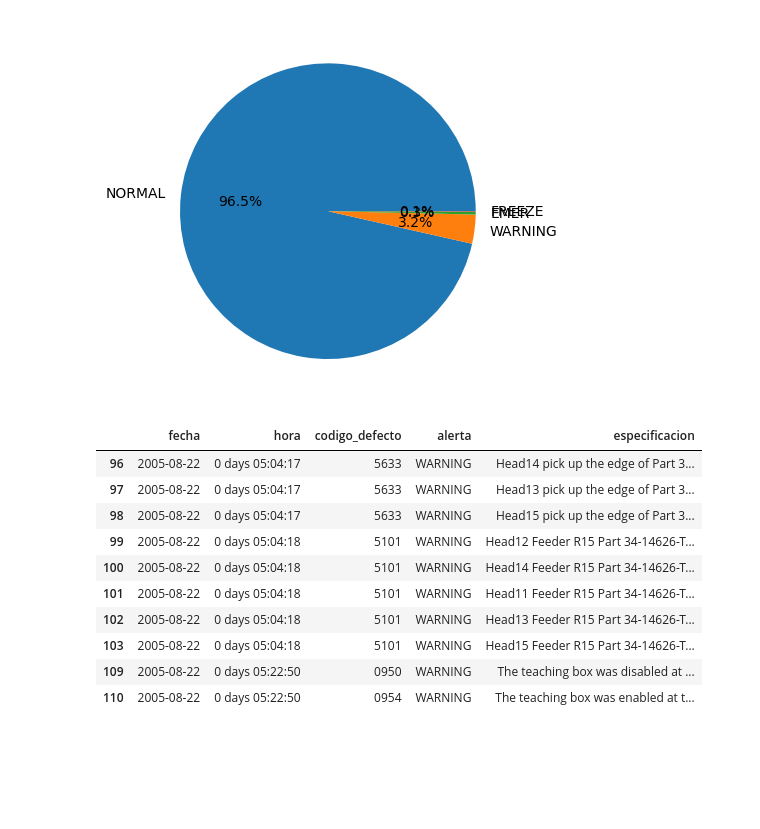
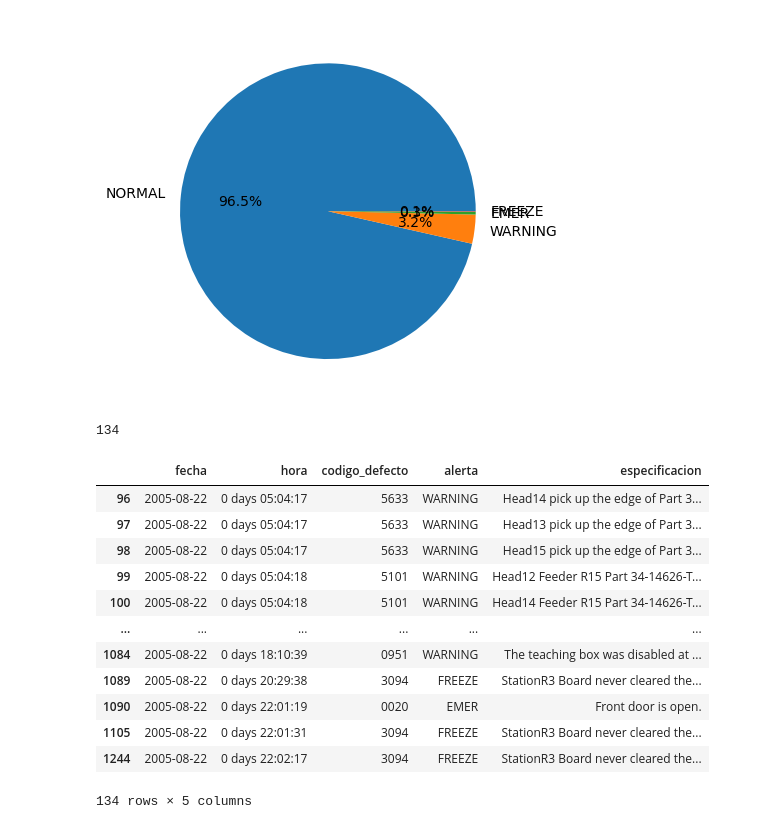
Before and after one commit to Brayam1998/log_maq, a Jupyter notebook: analisis_exploratorio/analisis_exploratorio.ipynb, the cells around one changed output. Cells and saved outputs as stored; diff of their text form; code cells hidden in the pictures; blank space fills up the shorter version.

```diff
--- a/analisis_exploratorio/analisis_exploratorio.ipynb
+++ b/analisis_exploratorio/analisis_exploratorio.ipynb
@@ -115,23 +138,26 @@ plt.show()
 # %%
 # Filtros avanzados
 # muestra los registros de un rango de fecha
 # y un tipo especifico de alerta ademas de un codigo especifico
-data_filtrada = data[
-    (data['fecha'] >= pd.to_datetime('2005-08-22')) &
-      (data['fecha'] <=pd.to_datetime('2006-09-15')) &
+data_filtrada_2005_2006 = data[
+    (data['fecha'] >= pd.to_datetime('2005-01-01')) &
+      (data['fecha'] <=pd.to_datetime('2006-01-01')) &
       #(data["codigo_defecto"]== "0938") &
-      (data["alerta"] == "WARNING")
-                   ]
-data_filtrada.head(10)
+      (data["alerta"] != "NORMAL")]
+print(data_filtrada_2005_2006.__len__())
+data_filtrada_2005_2006
 # %% [output]
+134
 |  | fecha | hora | codigo_defecto | alerta | especificacion |
 | 96 | 2005-08-22 | 0 days 05:04:17 | 5633 | WARNING | Head14 pick up the edge of Part 3... |
 | 97 | 2005-08-22 | 0 days 05:04:17 | 5633 | WARNING | Head13 pick up the edge of Part 3... |
 | 98 | 2005-08-22 | 0 days 05:04:17 | 5633 | WARNING | Head15 pick up the edge of Part 3... |
 | 99 | 2005-08-22 | 0 days 05:04:18 | 5101 | WARNING | Head12 Feeder R15 Part 34-14626-T... |
 | 100 | 2005-08-22 | 0 days 05:04:18 | 5101 | WARNING | Head14 Feeder R15 Part 34-14626-T... |
-| 101 | 2005-08-22 | 0 days 05:04:18 | 5101 | WARNING | Head11 Feeder R15 Part 34-14626-T... |
-| 102 | 2005-08-22 | 0 days 05:04:18 | 5101 | WARNING | Head13 Feeder R15 Part 34-14626-T... |
-| 103 | 2005-08-22 | 0 days 05:04:18 | 5101 | WARNING | Head15 Feeder R15 Part 34-14626-T... |
-| 109 | 2005-08-22 | 0 days 05:22:50 | 0950 | WARNING | The teaching box was disabled at ... |
-| 110 | 2005-08-22 | 0 days 05:22:50 | 0954 | WARNING | The teaching box was enabled at t... |
+| ... | ... | ... | ... | ... | ... |
+| 1084 | 2005-08-22 | 0 days 18:10:39 | 0951 | WARNING | The teaching box was disabled at ... |
+| 1089 | 2005-08-22 | 0 days 20:29:38 | 3094 | FREEZE | StationR3 Board never cleared the... |
+| 1090 | 2005-08-22 | 0 days 22:01:19 | 0020 | EMER | Front door is open. |
+| 1105 | 2005-08-22 | 0 days 22:01:31 | 3094 | FREEZE | StationR3 Board never cleared the... |
+| 1244 | 2005-08-22 | 0 days 22:02:17 | 3094 | FREEZE | StationR3 Board never cleared the... |
+134 rows × 5 columns
```
Also changed, not shown: parts of 5 cells of this notebook.
